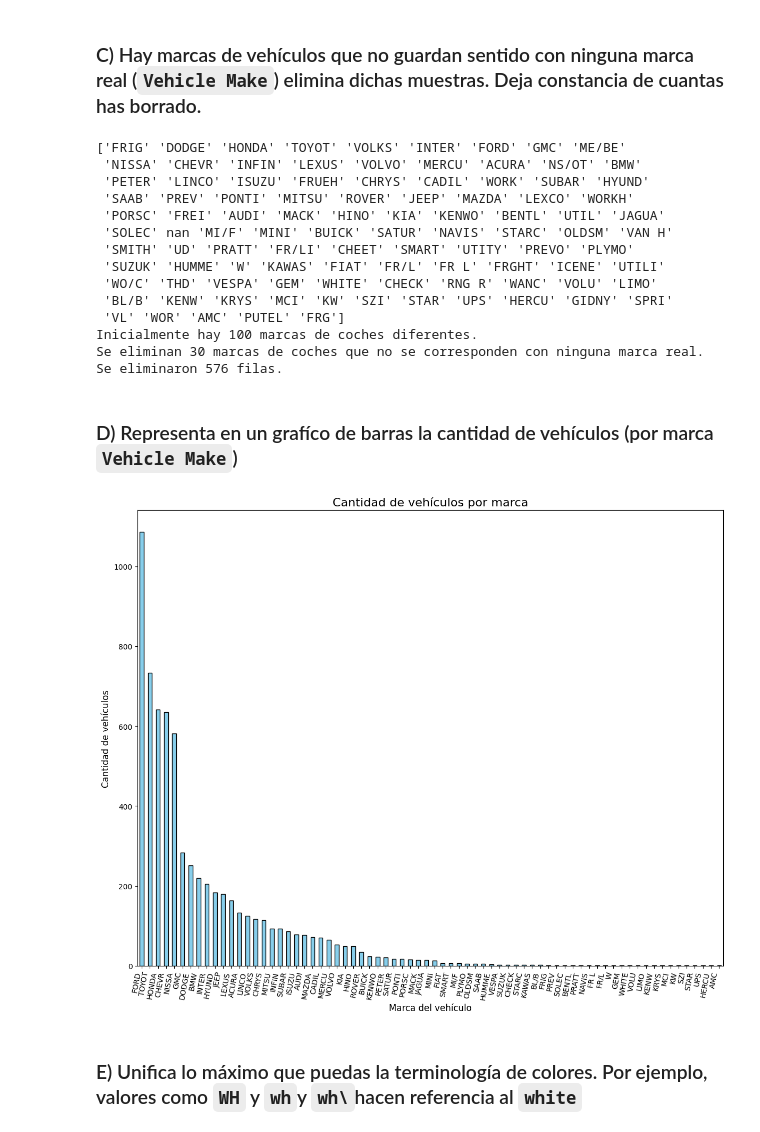
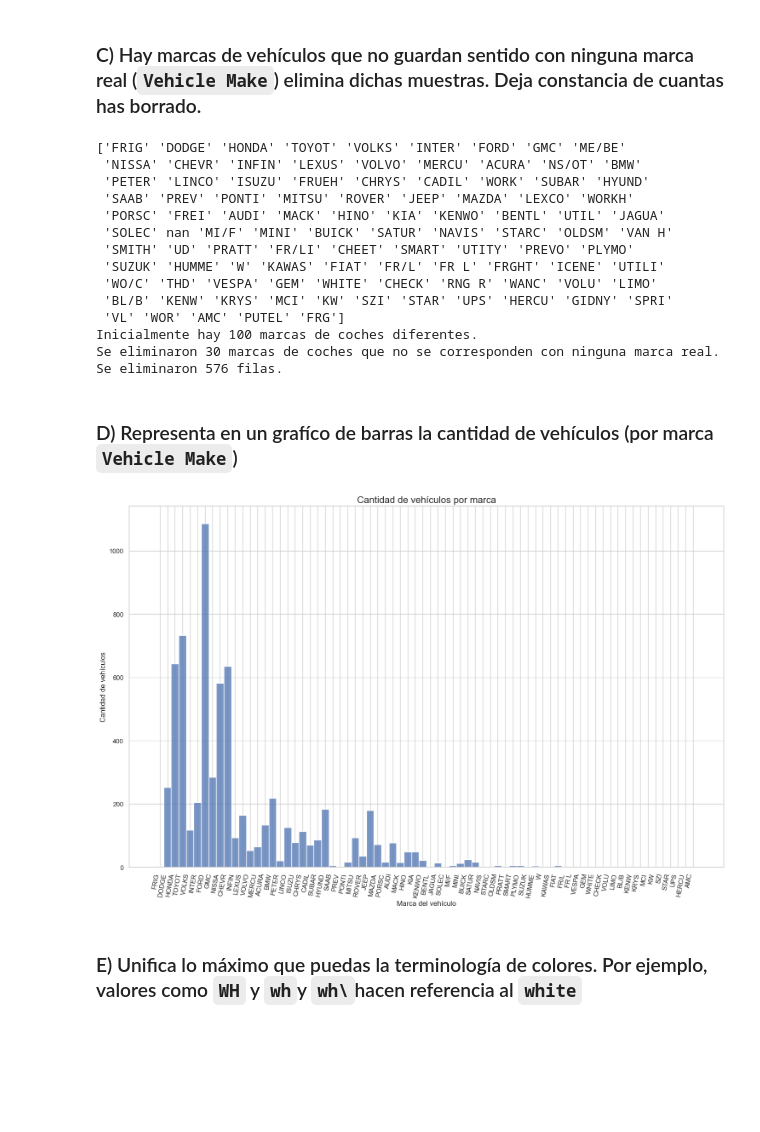
Before and after one commit to Sheila-Fernandez-Martin/Proyecto_Pandas1, a Jupyter notebook: ProyectoPandas_Github.ipynb, the cells around one changed output. Drawn from its saved outputs; the diff is of its cells as text; code cells hidden in the pictures; blank space fills up the shorter version.

```diff
--- a/ProyectoPandas_Github.ipynb
+++ b/ProyectoPandas_Github.ipynb
@@ -58,7 +57,7 @@ See the caveats in the documentation: https://pandas.pydata.org/pandas-docs/stab
 print(df1["Vehicle Make"].unique())
 print(f"Inicialmente hay {df1["Vehicle Make"].nunique()} marcas de coches diferentes.")
 marcas_invalidas=["ME/BE", "NS/OT", "WORK", "WORKH", "FREI", "LEXCO","FRUEH","UTIL","SMITH","UD","FR/LI","CHEET","UTITY","PREVO","WANC","FRGHT","ICENE","UTILI","WO/C","THD","RNG R","WANC", "VAN H","SMITH", "GIDNY","SPRI","VL", "WOR","PUTEL","FRG" ]
-print(f"Se eliminan {len(marcas_invalidas)} marcas de coches que no se corresponden con ninguna marca real.")
+print(f"Se eliminaron {len(marcas_invalidas)} marcas de coches que no se corresponden con ninguna marca real.")
 df2=df1[~df1['Vehicle Make'].isin(marcas_invalidas)]
 print(f"Se eliminaron {len(df1) - len(df2)} filas.")
 # %% [output]
@@ -74,26 +73,24 @@ print(f"Se eliminaron {len(df1) - len(df2)} filas.")
  'BL/B' 'KENW' 'KRYS' 'MCI' 'KW' 'SZI' 'STAR' 'UPS' 'HERCU' 'GIDNY' 'SPRI'
  'VL' 'WOR' 'AMC' 'PUTEL' 'FRG']
 Inicialmente hay 100 marcas de coches diferentes.
-Se eliminan 30 marcas de coches que no se corresponden con ninguna marca real.
+Se eliminaron 30 marcas de coches que no se corresponden con ninguna marca real.
 Se eliminaron 576 filas.
 # %% [markdown]
 ### D) Representa en un grafíco de barras la cantidad de vehículos (por marca `Vehicle Make`)
 # %%
-vehicle_counts = df2['Vehicle Make'].value_counts()
-
-plt.figure(figsize=(12, 10))
-vehicle_counts.plot(kind='bar', color='skyblue', edgecolor='black')
+plt.figure(figsize=(15, 10))
+sns.histplot(df2["Vehicle Make"], kde=False)
 
 plt.title('Cantidad de vehículos por marca', fontsize=16)
 plt.xlabel('Marca del vehículo', fontsize=12)
 plt.ylabel('Cantidad de vehículos', fontsize=12)
 
 plt.xticks(rotation=80, ha='right')
 
 plt.tight_layout()
 plt.show()
 # %% [output]
-[figure, old version]
+[figure, new version]
 # %% [markdown]
 ### E) Unifica lo máximo que puedas la terminología de colores. Por ejemplo, valores como `WH` y `wh`y `wh\`hacen referencia al `white`
 # %%
```
Also changed, not shown: parts of 5 cells of this notebook.
